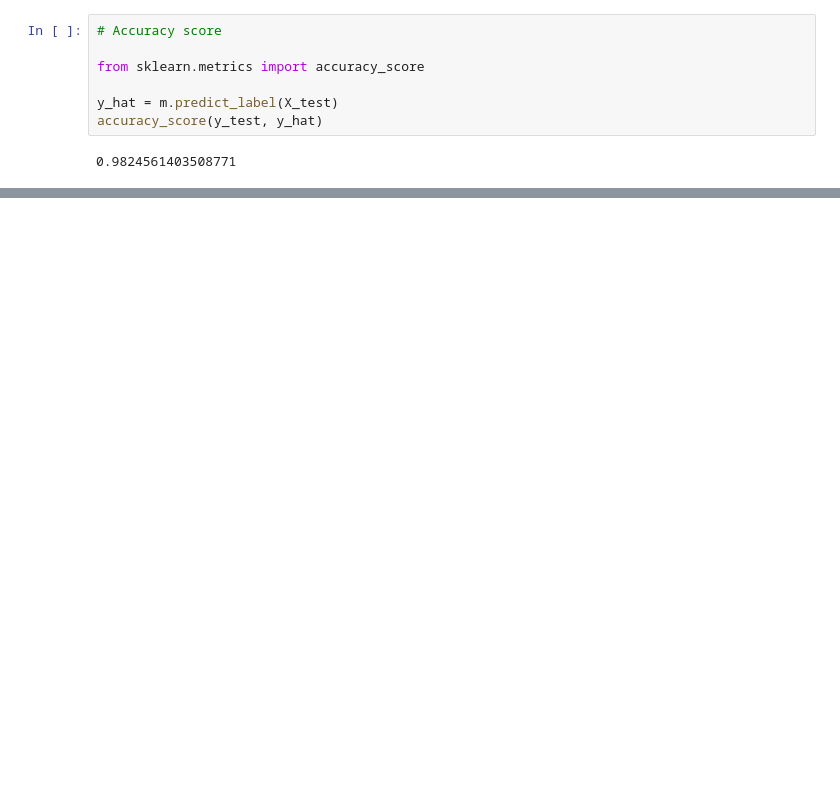
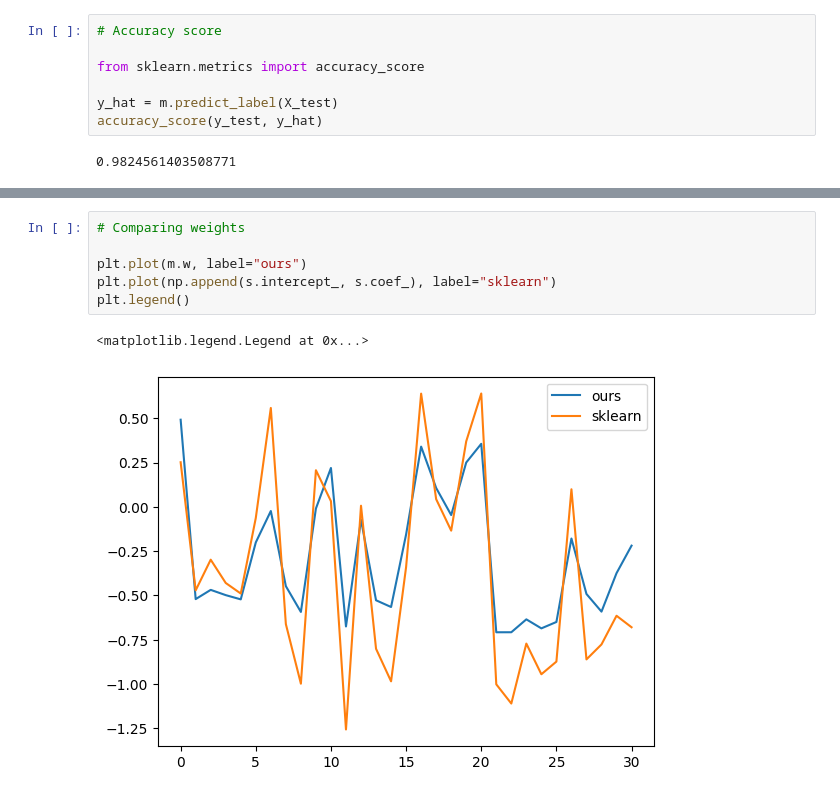
Before and after one commit to kzak/mls, a Jupyter notebook: notebooks/binomial_classification.ipynb, the cells around one changed output, grey strips where cells are left out. Cells and saved outputs as stored; diff of their text form; blank space fills up the shorter version.

```diff
--- a/notebooks/binomial_classification.ipynb
+++ b/notebooks/binomial_classification.ipynb
@@ -49,0 +59,9 @@ accuracy_score(y_test, y_hat)
+# %%
+# Comparing weights
+
+plt.plot(m.w, label="ours")
+plt.plot(np.append(s.intercept_, s.coef_), label="sklearn")
+plt.legend()
+# %% [output]
+<matplotlib.legend.Legend at 0x...>
+[figure, added]
```
Also changed, not shown: parts of 4 cells of this notebook, 1 other file.
